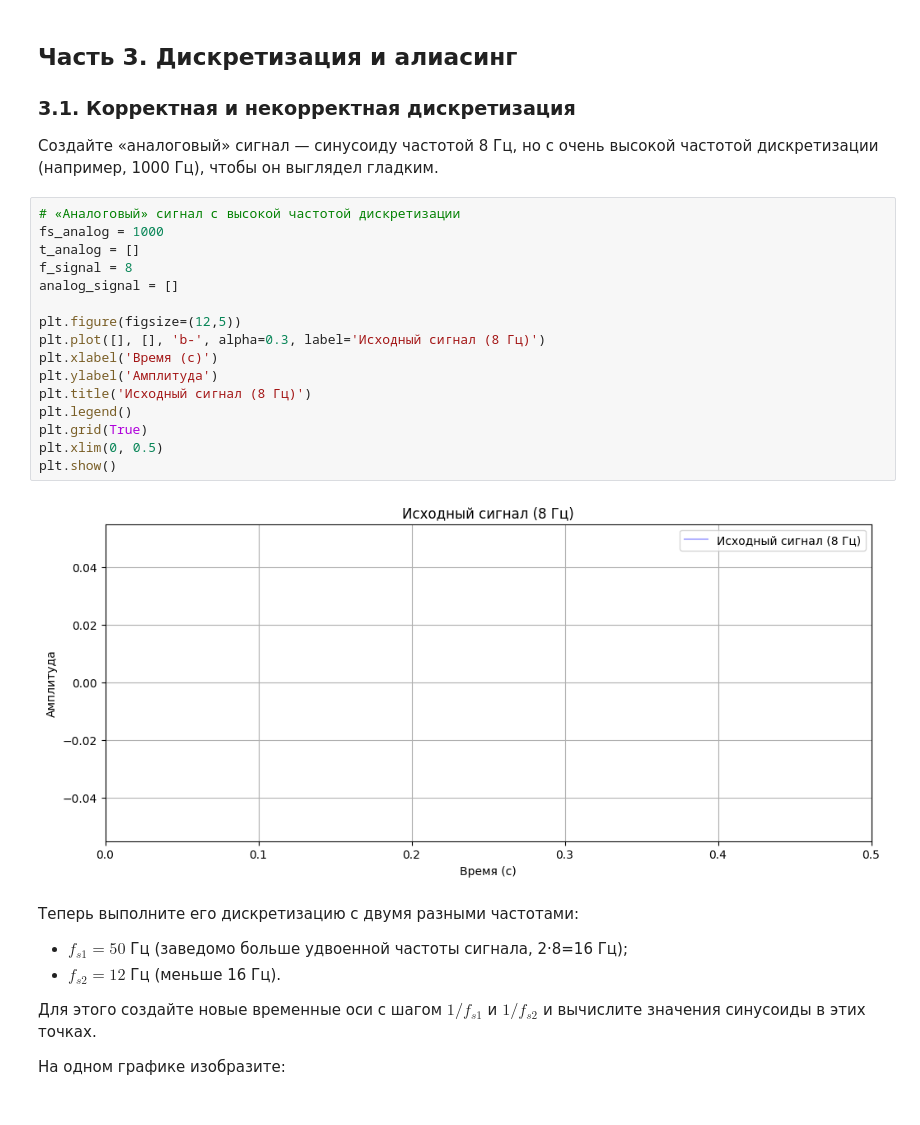
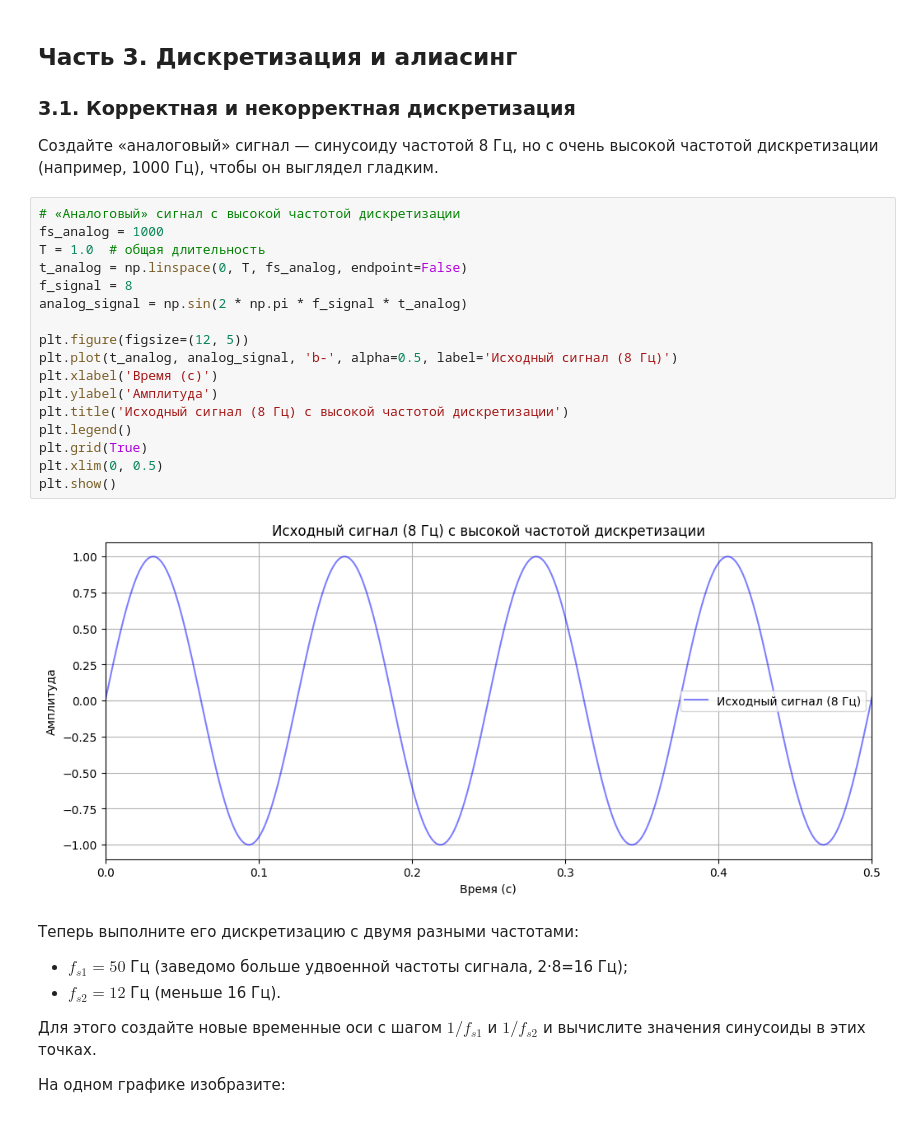
Before and after one commit to korzhimanov/dsp-seminars, a Jupyter notebook: seminars/1.ipynb, the cells around one changed output. Saved outputs shown, nothing was run; the diff lists cells and outputs as text.

```diff
--- a/seminars/1.ipynb
+++ b/seminars/1.ipynb
@@ -194,21 +240,22 @@ plt.show()
 # %%
 # «Аналоговый» сигнал с высокой частотой дискретизации
 fs_analog = 1000
-t_analog = []
+T = 1.0  # общая длительность
+t_analog = np.linspace(0, T, fs_analog, endpoint=False)
 f_signal = 8
-analog_signal = []
+analog_signal = np.sin(2 * np.pi * f_signal * t_analog)
 
-plt.figure(figsize=(12,5))
-plt.plot([], [], 'b-', alpha=0.3, label='Исходный сигнал (8 Гц)')
+plt.figure(figsize=(12, 5))
+plt.plot(t_analog, analog_signal, 'b-', alpha=0.5, label='Исходный сигнал (8 Гц)')
 plt.xlabel('Время (с)')
 plt.ylabel('Амплитуда')
-plt.title('Исходный сигнал (8 Гц)')
+plt.title('Исходный сигнал (8 Гц) с высокой частотой дискретизации')
 plt.legend()
 plt.grid(True)
 plt.xlim(0, 0.5)
 plt.show()
 # %% [output]
-[figure, old version]
+[figure, new version]
 # %% [markdown]
 Теперь выполните его дискретизацию с двумя разными частотами:
 - $f_{s1} = 50$ Гц (заведомо больше удвоенной частоты сигнала, 2·8=16 Гц);
```
Also changed, not shown: parts of 15 cells of this notebook.
